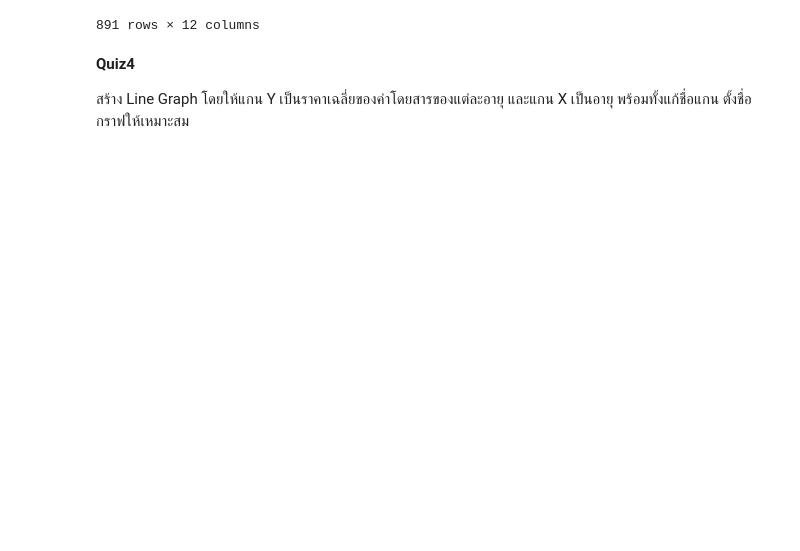
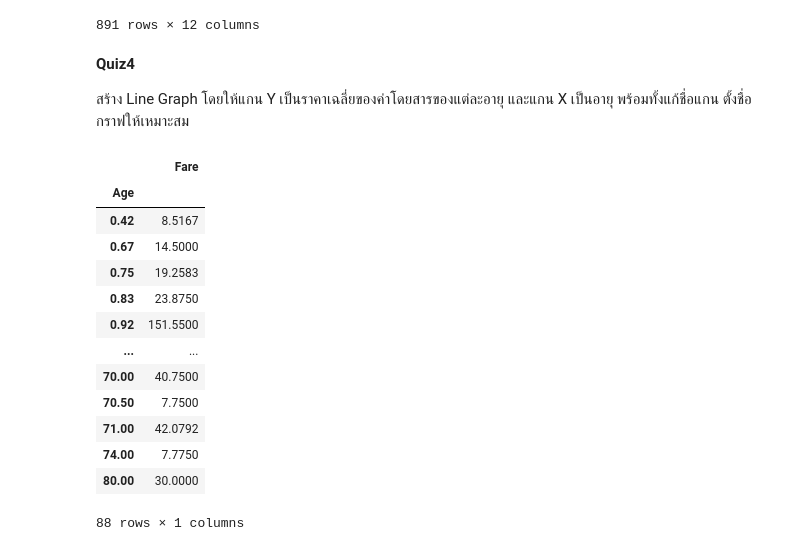
Before and after one commit to deen666/Homework_DataCamp2, a Jupyter notebook: Plotly/Plotly.ipynb, the cells around one changed output. Saved outputs shown, nothing was run; the diff lists cells and outputs as text; code cells hidden in the pictures; blank space fills up the shorter version.

Commit message:
Commit Quiz4 .

```diff
--- a/Plotly/Plotly.ipynb
+++ b/Plotly/Plotly.ipynb
@@ -123,3 +132,22 @@ df
 **Quiz4**
 
 สร้าง Line Graph โดยให้แกน Y เป็นราคาเฉลี่ยของค่าโดยสารของแต่ละอายุ และแกน X เป็นอายุ พร้อมทั้งแก้ชื่อแกน ตั้งชื่อกราฟให้เหมาะสม
+# %%
+#Quiz4
+df2 = df.groupby('Age').agg({'Fare':'mean'})
+df2
+# %% [output]
+|  | Fare |
+| Age |  |
+| 0.42 | 8.5167 |
+| 0.67 | 14.5000 |
+| 0.75 | 19.2583 |
+| 0.83 | 23.8750 |
+| 0.92 | 151.5500 |
+| ... | ... |
+| 70.00 | 40.7500 |
+| 70.50 | 7.7500 |
+| 71.00 | 42.0792 |
+| 74.00 | 7.7750 |
+| 80.00 | 30.0000 |
+88 rows × 1 columns
```
Also changed, not shown: parts of 5 cells of this notebook.
